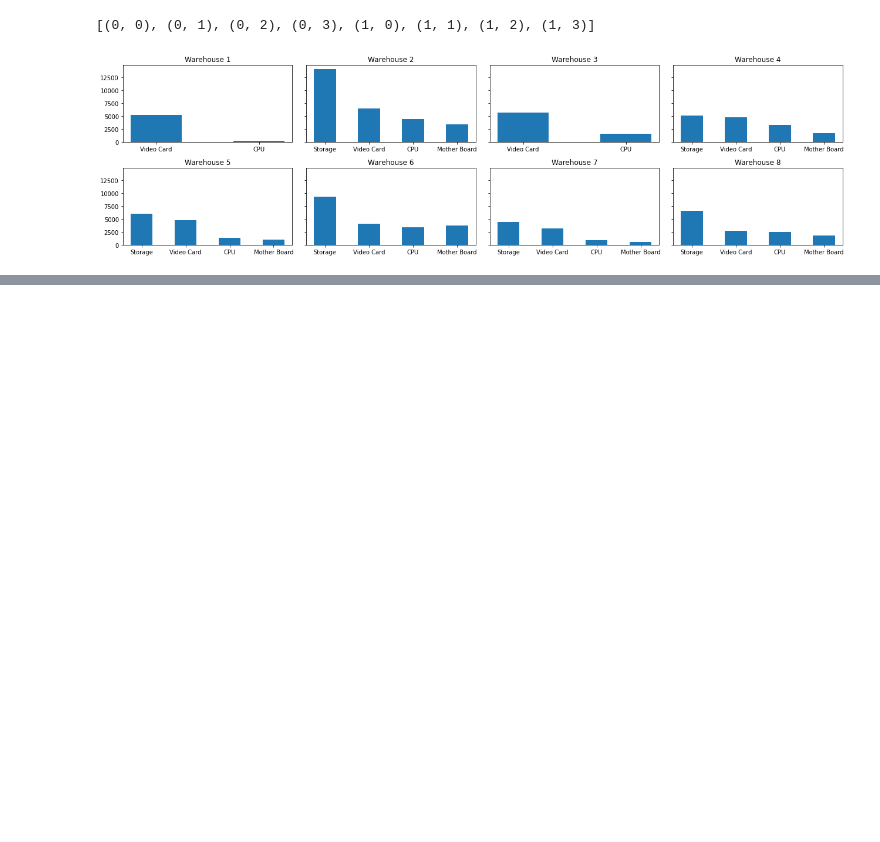
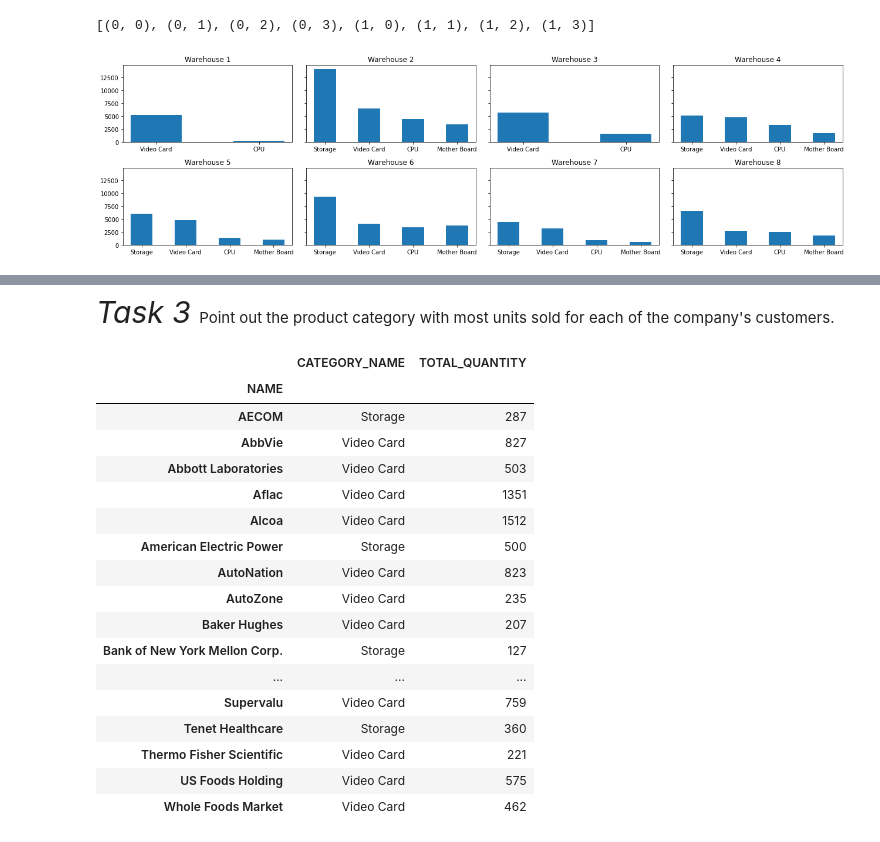
Before and after one commit to felipesveiga/Oracle-1, a Jupyter notebook: python_cx_oracle.ipynb, the cells around one changed output, grey strips where cells are left out. Saved outputs shown, nothing was run; the diff lists cells and outputs as text; code cells hidden in the pictures; blank space fills up the shorter version.

```diff
--- a/python_cx_oracle.ipynb
+++ b/python_cx_oracle.ipynb
@@ -75,0 +96,40 @@ fig.show()
+# %% [markdown]
+<p style = 'font-size:30px'> <em> Task 3 </em> <span style = 'font-size:15px'>Point out the product category with most units sold for each of the company's customers. </span>  </p>
+# %%
+# This task will demand us a big join operation in order to unite the companies' names, the product categories they consume and the
+# total quantity bought in a single table.
+# The query below will give us the name of each of the company's customers along with the products categories they buy and their
+                                                                                                # respective quantity
+query = '''SELECT C.NAME, PC.CATEGORY_NAME, SUM(OI.QUANTITY) TOTAL_QUANTITY
+FROM ORDER_ITEMS OI, ORDERS O, CUSTOMERS C, PRODUCTS P, PRODUCT_CATEGORIES PC
+WHERE OI.ORDER_ID=O.ORDER_ID
+AND O.CUSTOMER_ID = C.CUSTOMER_ID
+AND OI.PRODUCT_ID = P.PRODUCT_ID
+AND P.CATEGORY_ID=PC.CATEGORY_ID
+GROUP BY (C.NAME, PC.CATEGORY_NAME)
+ORDER BY C.NAME
+'''
+
+c_o_info = pd.read_sql(query, connection, index_col=['NAME'])
+# We need to perform a second group operation on pandas to get the data demanded. This would be simpler than making the whole process
+                                                                                                                # on Oracle.
+c_o_info.groupby([c_o_info.index])['CATEGORY_NAME','TOTAL_QUANTITY'].max()
+# %% [output]
+|  | CATEGORY_NAME | TOTAL_QUANTITY |
+| NAME |  |  |
+| AECOM | Storage | 287 |
+| AbbVie | Video Card | 827 |
+| Abbott Laboratories | Video Card | 503 |
+| Aflac | Video Card | 1351 |
+| Alcoa | Video Card | 1512 |
+| American Electric Power | Storage | 500 |
+| AutoNation | Video Card | 823 |
+| AutoZone | Video Card | 235 |
+| Baker Hughes | Video Card | 207 |
+| Bank of New York Mellon Corp. | Storage | 127 |
+| ... | ... | ... |
+| Supervalu | Video Card | 759 |
+| Tenet Healthcare | Storage | 360 |
+| Thermo Fisher Scientific | Video Card | 221 |
+| US Foods Holding | Video Card | 575 |
+| Whole Foods Market | Video Card | 462 |
```
Also changed, not shown: parts of 8 cells of this notebook, 2 other files.
